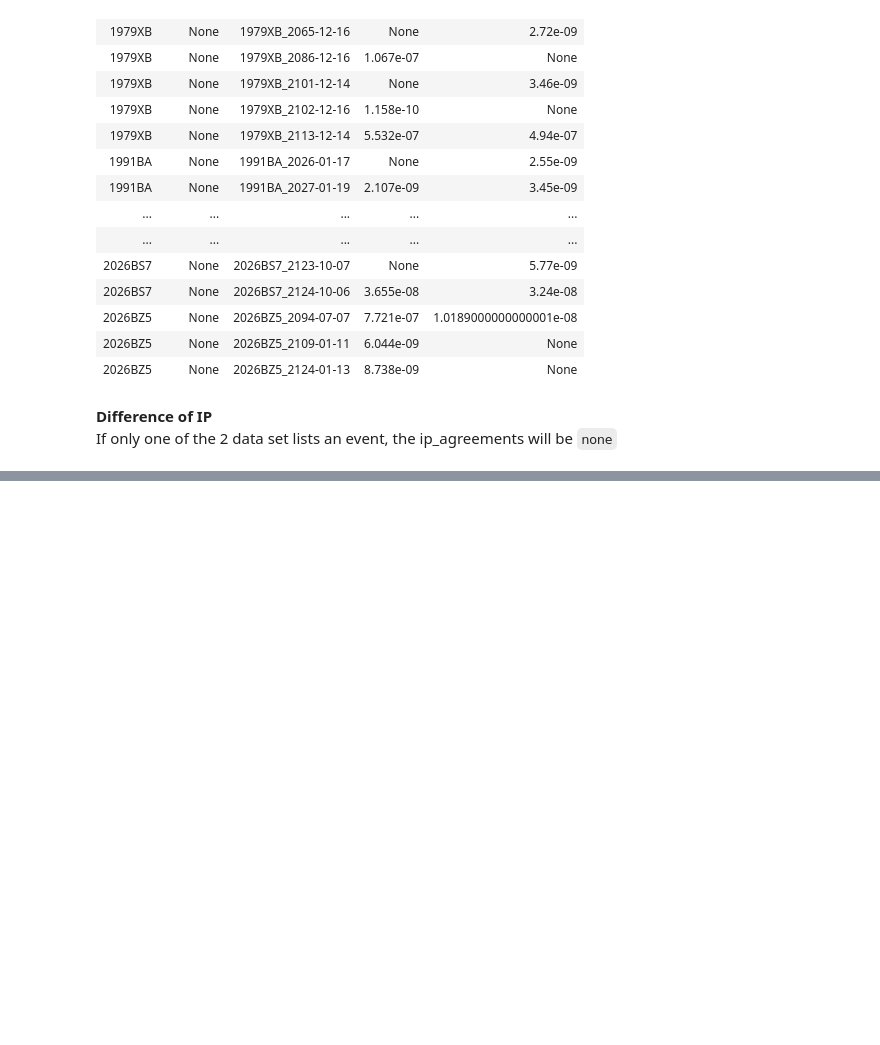
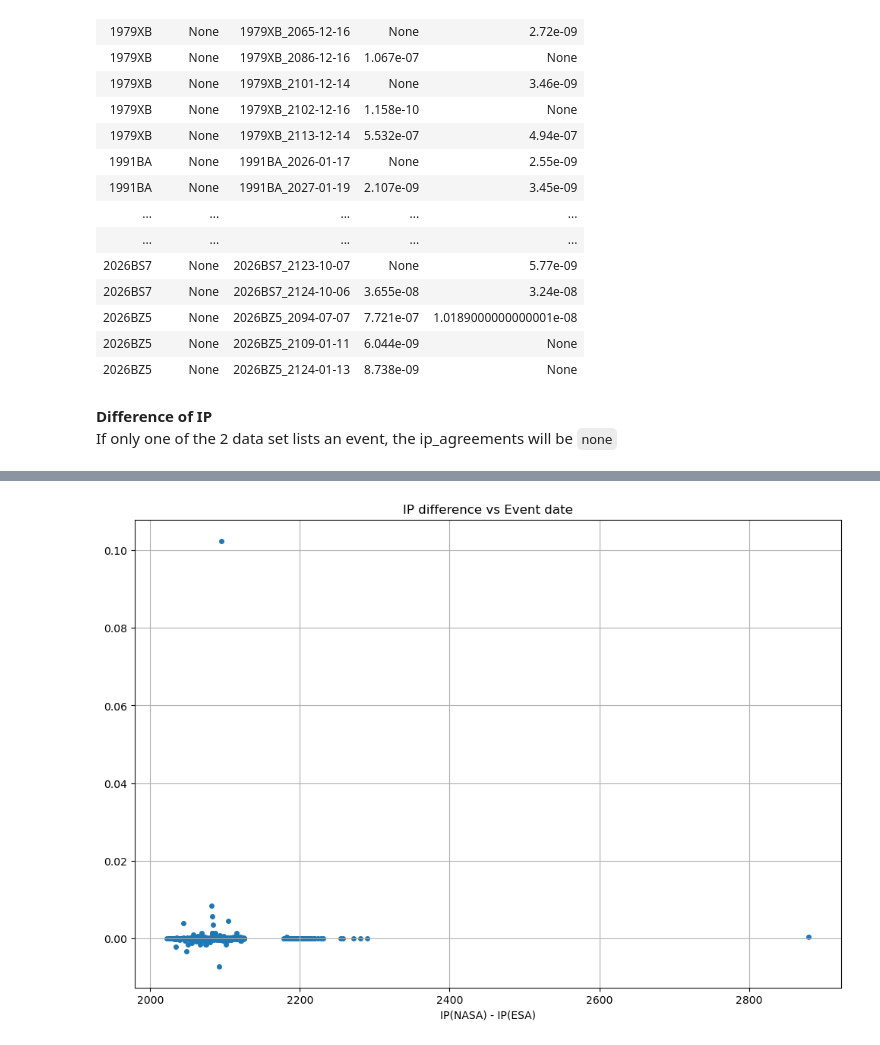
Before and after one commit to kiyo-astro/ASTR302_projectNEO, a Jupyter notebook: view_result.ipynb, the cells around one changed output, grey strips where cells are left out. Saved outputs shown, nothing was run; the diff lists cells and outputs as text; code cells hidden in the pictures; blank space fills up the shorter version.

```diff
--- a/view_result.ipynb
+++ b/view_result.ipynb
@@ -112,0 +139,10 @@ Text(0, 0.5, 'Count')
+# %%
+plt.figure(figsize = (12, 8))
+plt.scatter(NASA_ESA_ip_table["year"], NASA_ESA_ip_table["ip_difference"], s=16)
+plt.xlabel("Event date [year]")
+plt.xlabel("IP(NASA) - IP(ESA)")
+plt.title("IP difference vs Event date")
+plt.grid()
+plt.show()
+# %% [output]
+[figure, added]
```
Also changed, not shown: parts of 10 cells of this notebook.
